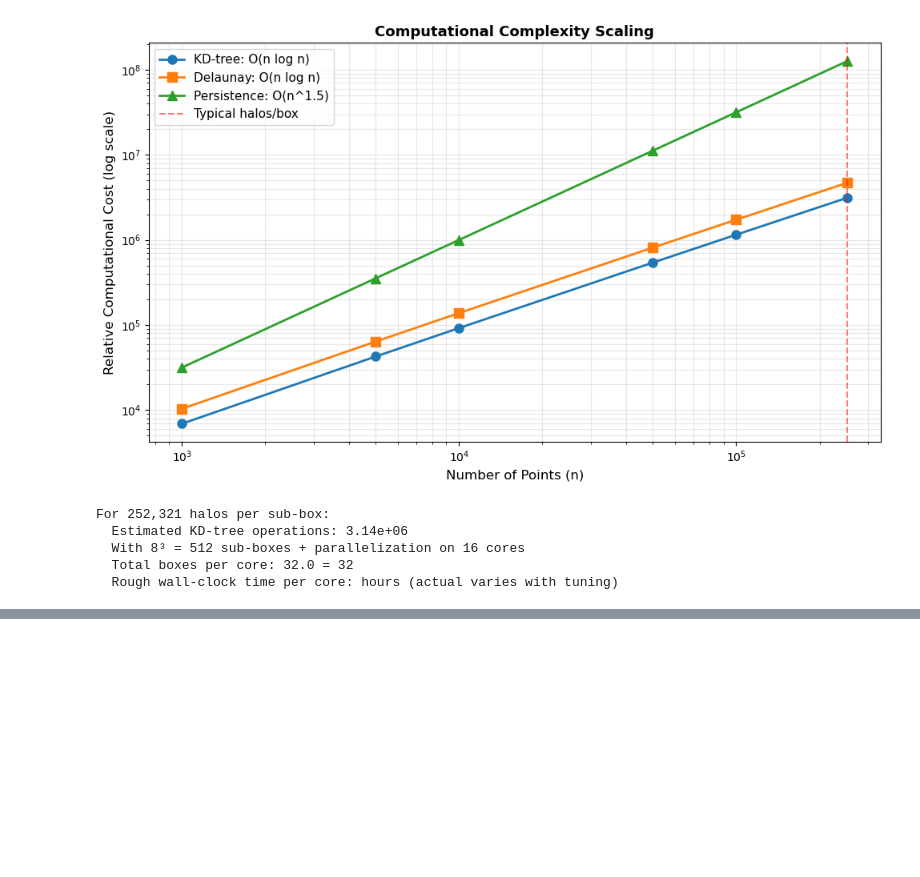
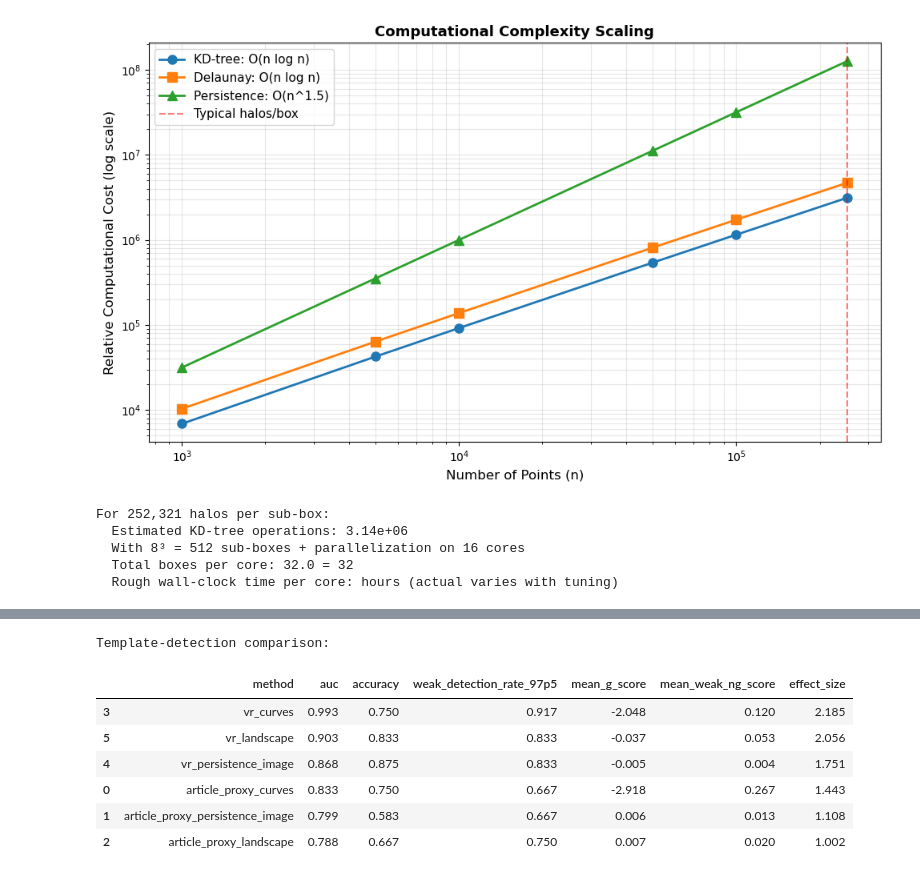
Before and after one commit to anvi-git/cosmology_TDA, a Jupyter notebook: Persistent_Homology_LSS_Guide.ipynb, the cells around one changed output, grey strips where cells are left out. Drawn from its saved outputs; the diff is of its cells as text; code cells hidden in the pictures; blank space fills up the shorter version.

```diff
--- a/Persistent_Homology_LSS_Guide.ipynb
+++ b/Persistent_Homology_LSS_Guide.ipynb
@@ -347,0 +1082,72 @@ For 252,321 halos per sub-box:
+# %%
+def collect_features(point_cloud):
+    euclidean_distances, article_proxy_distances, dtm_values = build_distance_matrices(point_cloud)
+
+    vr_diagram = finite_h1_diagram(euclidean_distances, threshold=vr_threshold)
+    article_diagram = finite_h1_diagram(article_proxy_distances, threshold=article_threshold)
+
+    return {
+        'vr': build_feature_bundle(vr_diagram, birth_grid, persistence_grid, landscape_grid),
+        'article_proxy': build_feature_bundle(article_diagram, birth_grid, persistence_grid, landscape_grid),
+        'diagram_sizes': {
+            'vr_h1_features': len(vr_diagram),
+            'article_h1_features': len(article_diagram),
+            'dtm_mean': float(dtm_values.mean()),
+        },
+    }
+
+
+sample_labels = (
+    [('train_g', 0.0)] * 12
+    + [('train_ng_template', strong_ng)] * 12
+    + [('test_g', 0.0)] * 12
+    + [('test_weak_ng', weak_ng)] * 12
+)
+
+feature_store = {
+    'article_proxy_curves': {'train_g': [], 'train_ng_template': [], 'test_g': [], 'test_weak_ng': []},
+    'article_proxy_persistence_image': {'train_g': [], 'train_ng_template': [], 'test_g': [], 'test_weak_ng': []},
+    'article_proxy_landscape': {'train_g': [], 'train_ng_template': [], 'test_g': [], 'test_weak_ng': []},
+    'vr_curves': {'train_g': [], 'train_ng_template': [], 'test_g': [], 'test_weak_ng': []},
+    'vr_persistence_image': {'train_g': [], 'train_ng_template': [], 'test_g': [], 'test_weak_ng': []},
+    'vr_landscape': {'train_g': [], 'train_ng_template': [], 'test_g': [], 'test_weak_ng': []},
+}
+
+diagram_summary_rows = []
+
+for sample_group, ng_strength in sample_labels:
+    points, _, _ = simulate_halo_catalog(analysis_rng, ng_strength=ng_strength)
+    features = collect_features(points)
+
+    feature_store['article_proxy_curves'][sample_group].append(features['article_proxy']['curves'])
+    feature_store['article_proxy_persistence_image'][sample_group].append(features['article_proxy']['persistence_image'])
+    feature_store['article_proxy_landscape'][sample_group].append(features['article_proxy']['landscape'])
+    feature_store['vr_curves'][sample_group].append(features['vr']['curves'])
+    feature_store['vr_persistence_image'][sample_group].append(features['vr']['persistence_image'])
+    feature_store['vr_landscape'][sample_group].append(features['vr']['landscape'])
+
+    diagram_summary_rows.append({'sample_group': sample_group, 'ng_strength': ng_strength, **features['diagram_sizes']})
+
+summary_df = pd.DataFrame(diagram_summary_rows)
+comparison_rows = []
+
+for method_name, partitions in feature_store.items():
+    metrics = template_scores(
+        train_g=partitions['train_g'],
+        train_ng=partitions['train_ng_template'],
+        test_g=partitions['test_g'],
+        test_weak_ng=partitions['test_weak_ng'],
+    )
+    comparison_rows.append({'method': method_name, **metrics})
+
+comparison_df = pd.DataFrame(comparison_rows).sort_values(
+    by=['auc', 'weak_detection_rate_97p5', 'effect_size'],
+    ascending=False,
+)
+
+print('Average H1 feature counts by sample group and filtration proxy:')
+display(summary_df.groupby('sample_group')[['vr_h1_features', 'article_h1_features', 'dtm_mean']].mean().round(3))
+
+print('\nTemplate-detection comparison:')
+display(comparison_df.round(3))
+# %% [output]
@@ -347,0 +1161,8 @@ For 252,321 halos per sub-box:
+Template-detection comparison:
+|  | method | auc | accuracy | weak_detection_rate_97p5 | mean_g_score | mean_weak_ng_score | effect_size |
+| 3 | vr_curves | 0.993 | 0.750 | 0.917 | -2.048 | 0.120 | 2.185 |
+| 5 | vr_landscape | 0.903 | 0.833 | 0.833 | -0.037 | 0.053 | 2.056 |
+| 4 | vr_persistence_image | 0.868 | 0.875 | 0.833 | -0.005 | 0.004 | 1.751 |
+| 0 | article_proxy_curves | 0.833 | 0.750 | 0.667 | -2.918 | 0.267 | 1.443 |
+| 1 | article_proxy_persistence_image | 0.799 | 0.583 | 0.667 | 0.006 | 0.013 | 1.108 |
+| 2 | article_proxy_landscape | 0.788 | 0.667 | 0.750 | 0.007 | 0.020 | 1.002 |
```
Also changed, not shown: parts of 33 cells of this notebook, 2 other files.
